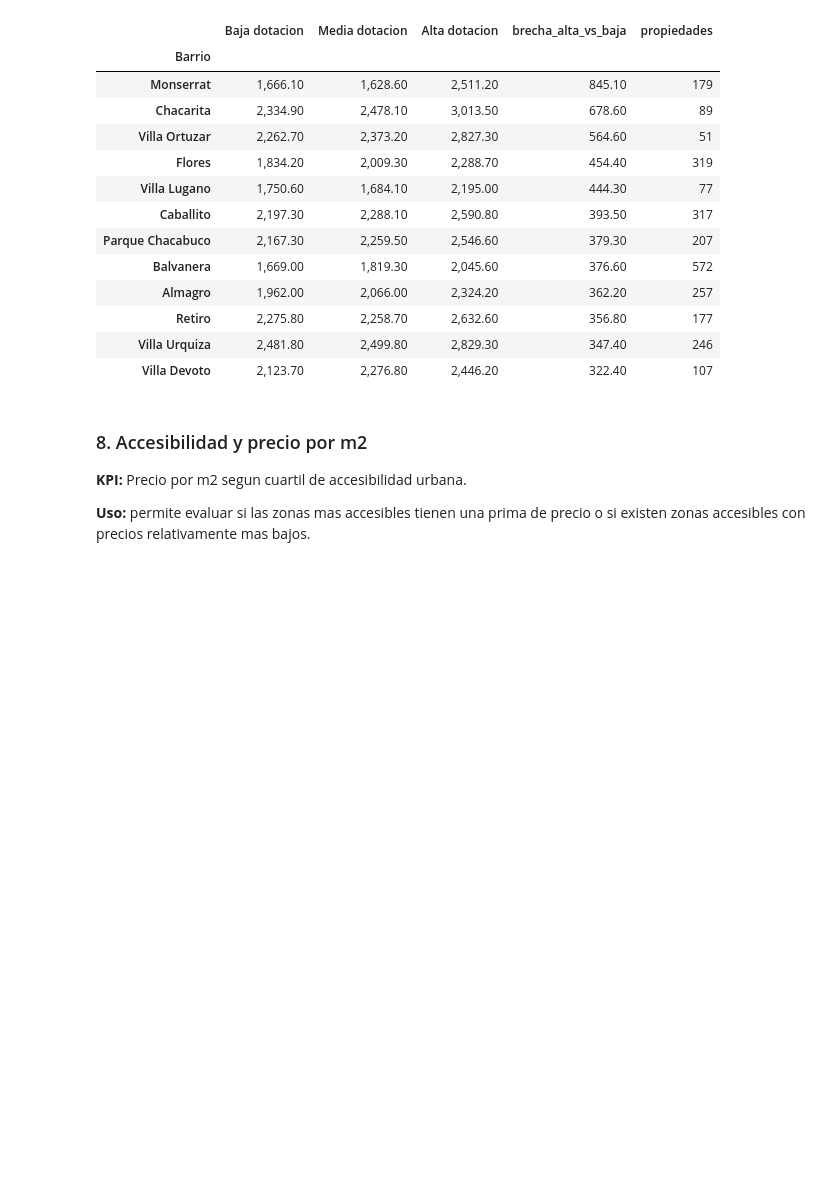
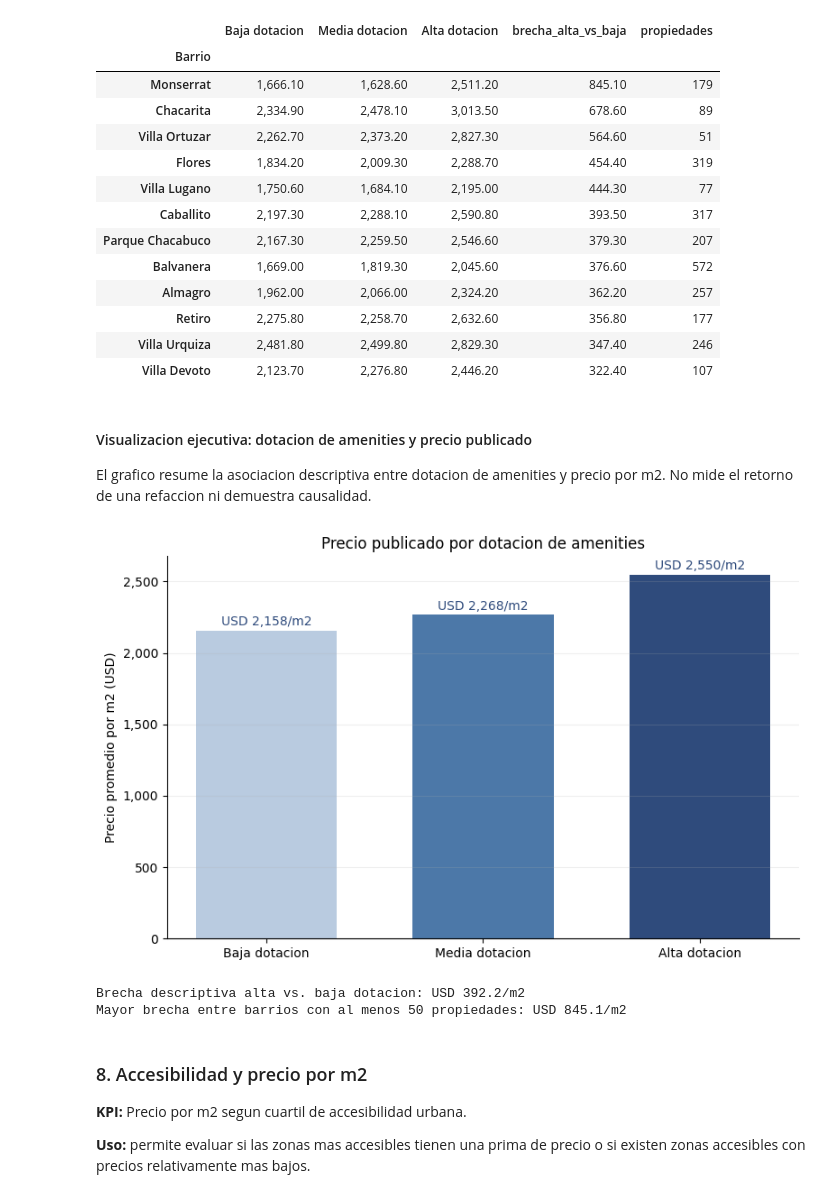
Before and after one commit to LBinello2004/TP_Analitica_Descriptiva_ITBA, a Jupyter notebook: notebooks/06_Hipotesis_Y_KPIs.ipynb, the cells around one changed output. Drawn from its saved outputs; the diff is of its cells as text; code cells hidden in the pictures; blank space fills up the shorter version.

Commit message:
Cambios en la presentacion

```diff
--- a/notebooks/06_Hipotesis_Y_KPIs.ipynb
+++ b/notebooks/06_Hipotesis_Y_KPIs.ipynb
@@ -359,6 +361,42 @@ brecha_amenities_barrio.sort_values("brecha_alta_vs_baja", ascending=False).head
 | Retiro | 2,275.80 | 2,258.70 | 2,632.60 | 356.80 | 177 |
 | Villa Urquiza | 2,481.80 | 2,499.80 | 2,829.30 | 347.40 | 246 |
 | Villa Devoto | 2,123.70 | 2,276.80 | 2,446.20 | 322.40 | 107 |
+# %% [markdown]
+#### Visualizacion ejecutiva: dotacion de amenities y precio publicado
+
+El grafico resume la asociacion descriptiva entre dotacion de amenities y precio por m2. No mide el retorno de una refaccion ni demuestra causalidad.
+# %%
+precio_amenities = (
+    df.groupby("Dotacion_amenities", observed=False)["Precio_m2"]
+    .mean()
+    .reindex(["Baja dotacion", "Media dotacion", "Alta dotacion"])
+)
+precio_amenities.rename("precio_m2_promedio").to_csv(
+    "../data/processed/resumen_presentacion_amenities.csv",
+    encoding="utf-8-sig"
+)
+
+fig, ax = plt.subplots(figsize=(8, 5))
+colores = ["#B9CBE0", "#4C78A8", "#2F4B7C"]
+barras = ax.bar(precio_amenities.index, precio_amenities.values, color=colores, width=0.65)
+for barra, valor in zip(barras, precio_amenities.values):
+    ax.text(barra.get_x() + barra.get_width() / 2, valor + 35, f"USD {valor:,.0f}/m2", ha="center", color="#2F4B7C")
+ax.set_title("Precio publicado por dotacion de amenities")
+ax.set_ylabel("Precio promedio por m2 (USD)")
+ax.yaxis.set_major_formatter(mticker.StrMethodFormatter("{x:,.0f}"))
+ax.spines[["top", "right"]].set_visible(False)
+ax.grid(axis="y", alpha=0.2)
+plt.tight_layout()
+plt.show()
+
+brecha_global_amenities = precio_amenities["Alta dotacion"] - precio_amenities["Baja dotacion"]
+print(f"Brecha descriptiva alta vs. baja dotacion: USD {brecha_global_amenities:,.1f}/m2")
+print("Mayor brecha entre barrios con al menos 50 propiedades:",
+      f"USD {brecha_amenities_barrio['brecha_alta_vs_baja'].max():,.1f}/m2")
+# %% [output]
+[figure, added]
+Brecha descriptiva alta vs. baja dotacion: USD 392.2/m2
+Mayor brecha entre barrios con al menos 50 propiedades: USD 845.1/m2
 # %% [markdown]
 ### 8. Accesibilidad y precio por m2
 
```
Also changed, not shown: parts of 3 cells of this notebook, 30 other files.
